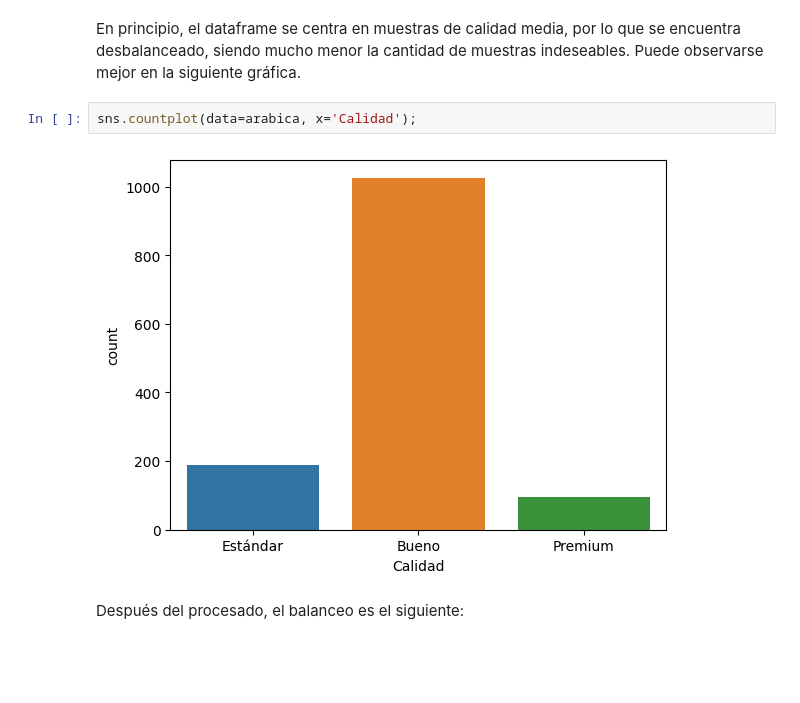
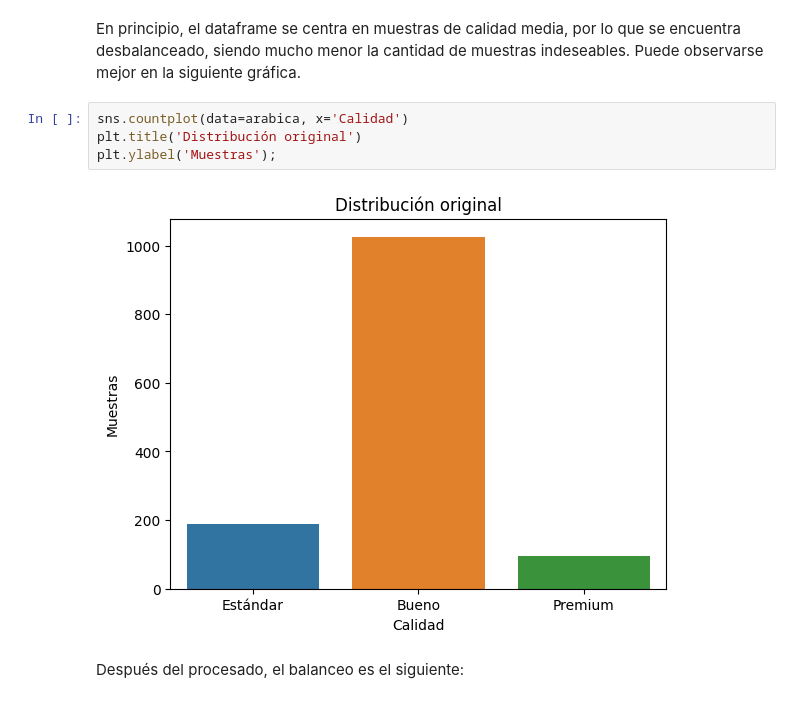
Before and after one commit to GiamoSalerno/Calidad_del_Cafe_ML, a Jupyter notebook: notebooks/01_EDA.ipynb, the cells around one changed output. Drawn from its saved outputs; the diff is of its cells as text; blank space fills up the shorter version.

```diff
--- a/notebooks/01_EDA.ipynb
+++ b/notebooks/01_EDA.ipynb
@@ -145,9 +165,11 @@ Name: Calidad, dtype: float64
 # %% [markdown]
 En principio, el dataframe se centra en muestras de calidad media, por lo que se encuentra desbalanceado, siendo mucho menor la cantidad de muestras indeseables. Puede observarse mejor en la siguiente gráfica.
 # %%
-sns.countplot(data=arabica, x='Calidad');
+sns.countplot(data=arabica, x='Calidad')
+plt.title('Distribución original')
+plt.ylabel('Muestras');
 # %% [output]
-[figure, old version]
+[figure, new version]
 # %% [markdown]
 Después del procesado, el balanceo es el siguiente:
 # %%
```
Also changed, not shown: parts of 2 cells of this notebook, 2 other files.
